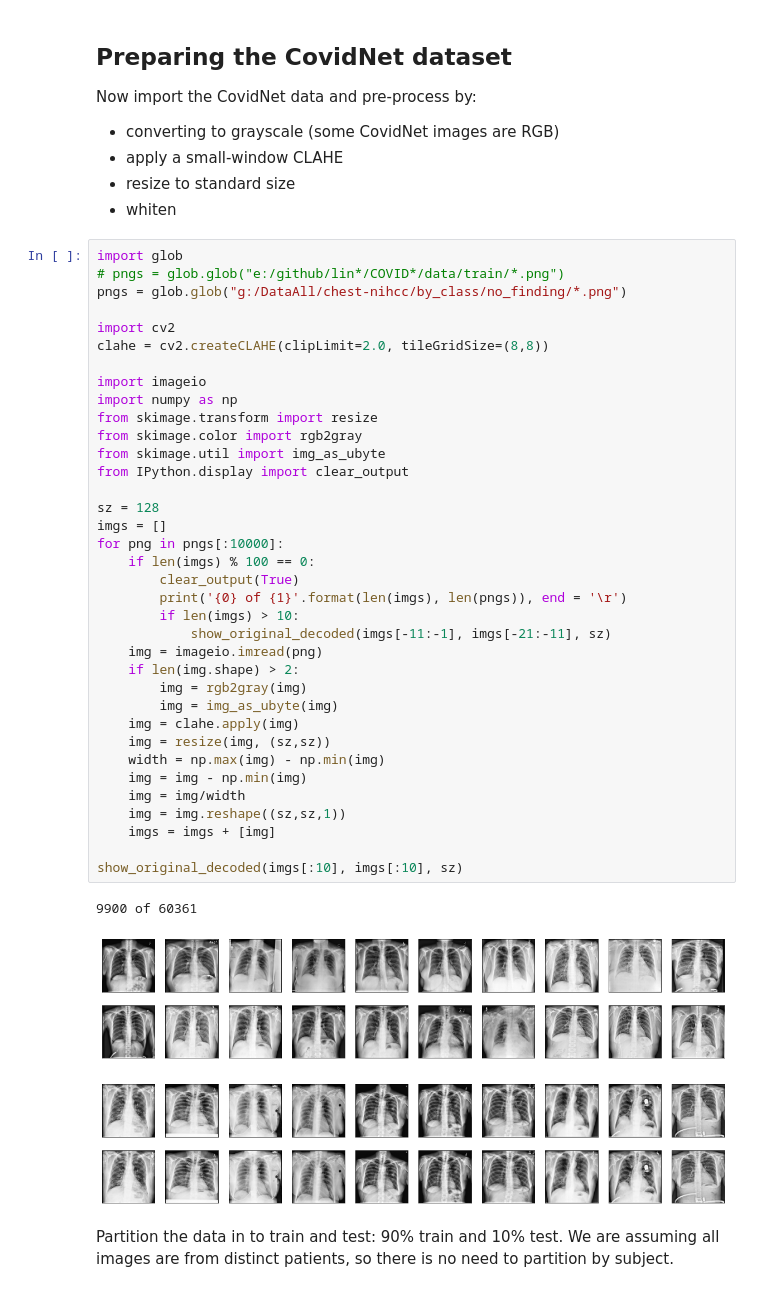
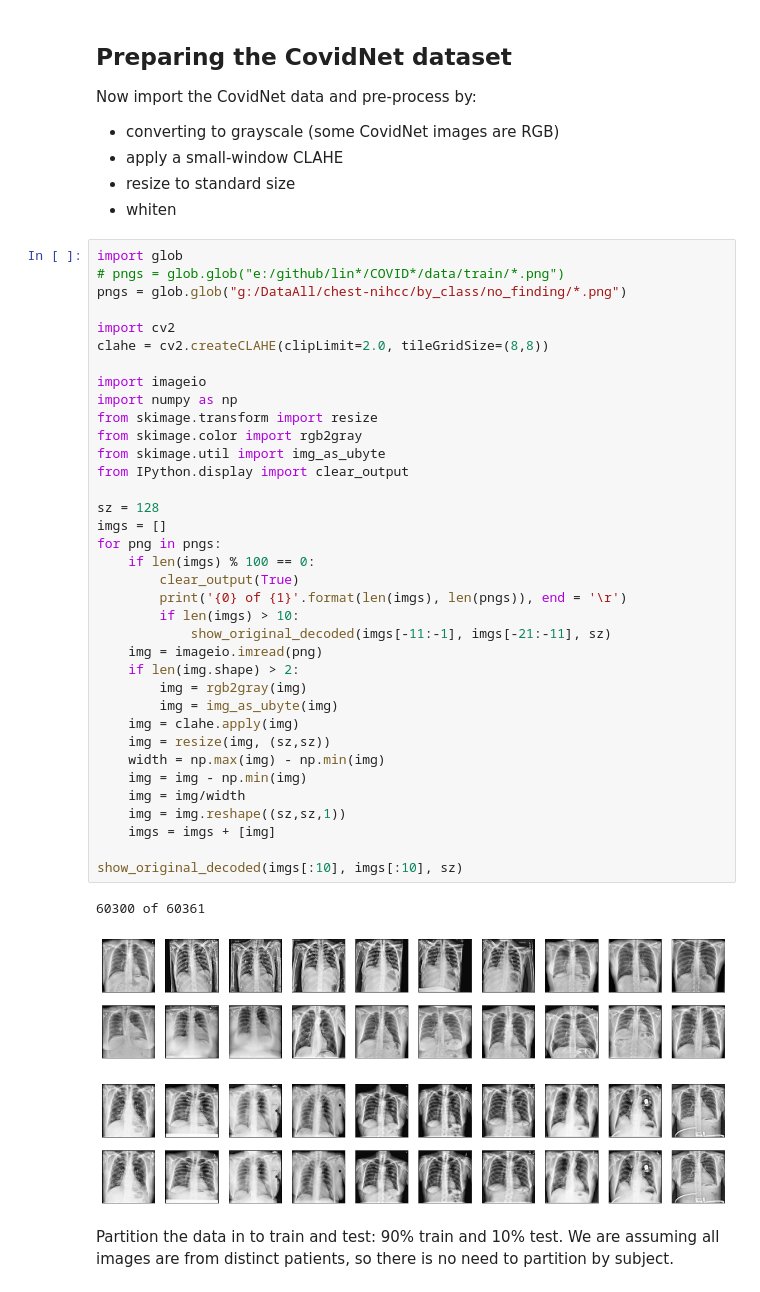
Before and after one commit to dg1an3/zebrastack, a Jupyter notebook: anat0mixer/zebrastack_v0_covidnet.ipynb, the cells around one changed output. Cells and saved outputs as stored; diff of their text form.

```diff
--- a/anat0mixer/zebrastack_v0_covidnet.ipynb
+++ b/anat0mixer/zebrastack_v0_covidnet.ipynb
@@ -37,36 +37,36 @@ import cv2
 clahe = cv2.createCLAHE(clipLimit=2.0, tileGridSize=(8,8))
 
 import imageio
 import numpy as np
 from skimage.transform import resize
 from skimage.color import rgb2gray
 from skimage.util import img_as_ubyte
 from IPython.display import clear_output
 
 sz = 128
 imgs = []
-for png in pngs[:10000]:
+for png in pngs:
     if len(imgs) % 100 == 0:
         clear_output(True)
         print('{0} of {1}'.format(len(imgs), len(pngs)), end = '\r')
         if len(imgs) > 10:
             show_original_decoded(imgs[-11:-1], imgs[-21:-11], sz)
     img = imageio.imread(png)
     if len(img.shape) > 2:
         img = rgb2gray(img)
         img = img_as_ubyte(img)
     img = clahe.apply(img)
     img = resize(img, (sz,sz))
     width = np.max(img) - np.min(img)
     img = img - np.min(img)
     img = img/width
     img = img.reshape((sz,sz,1))
     imgs = imgs + [img]
 
 show_original_decoded(imgs[:10], imgs[:10], sz)
 # %% [output]
-9900 of 60361
+60300 of 60361
-[figure, old version]
+[figure, new version]
 [figure]
 # %% [markdown]
 Partition the data in to train and test: 90% train and 10% test.  We are assuming all images are from distinct patients, so there is no need to partition by subject.
```
Also changed, not shown: parts of 5 cells of this notebook, 4 other files.
